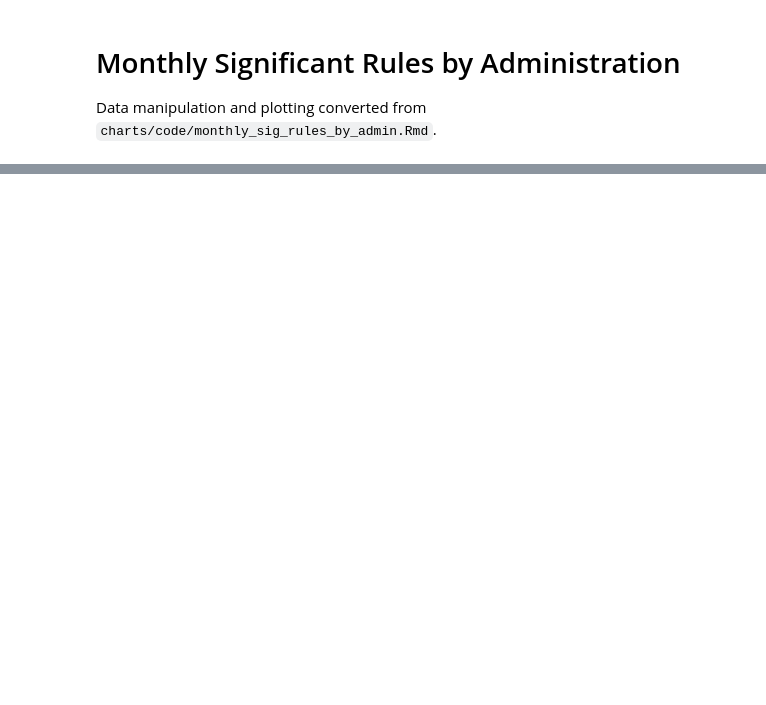
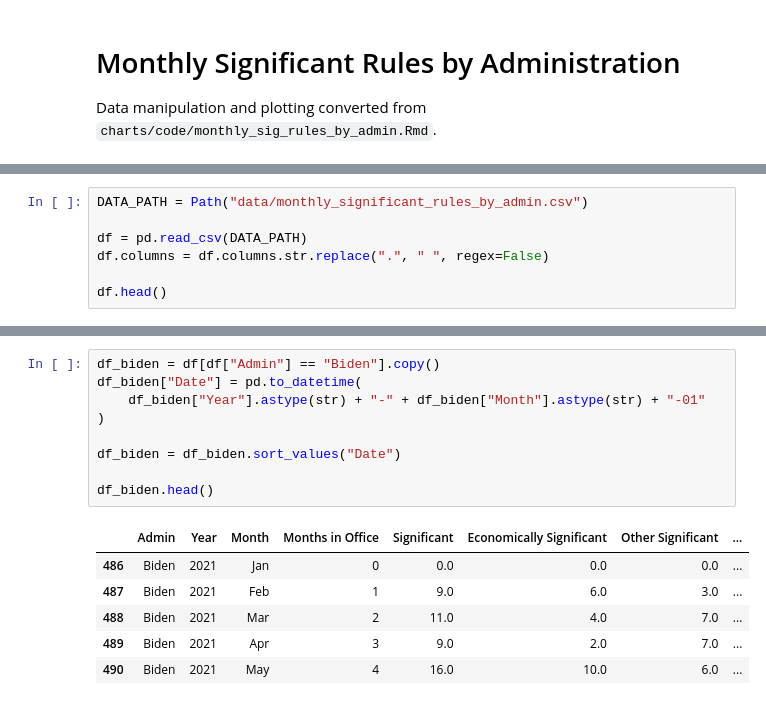
Before and after one commit to regulatorystudies/Reg-Stats, a Jupyter notebook: dashboard-two/monthly_sig.ipynb, the cells around one changed output, grey strips where cells are left out. Cells and saved outputs as stored; diff of their text form; blank space fills up the shorter version.

```diff
--- a/dashboard-two/monthly_sig.ipynb
+++ b/dashboard-two/monthly_sig.ipynb
@@ -157,0 +29,7 @@ print(f"Saved to {out_dir / name}.pdf and .png")
+# %%
+DATA_PATH = Path("data/monthly_significant_rules_by_admin.csv")
+
+df = pd.read_csv(DATA_PATH)
+df.columns = df.columns.str.replace(".", " ", regex=False)
+
+df.head()
@@ -157,0 +43,16 @@ print(f"Saved to {out_dir / name}.pdf and .png")
+# %%
+df_biden = df[df["Admin"] == "Biden"].copy()
+df_biden["Date"] = pd.to_datetime(
+    df_biden["Year"].astype(str) + "-" + df_biden["Month"].astype(str) + "-01"
+)
+
+df_biden = df_biden.sort_values("Date")
+
+df_biden.head()
+# %% [output]
+|  | Admin | Year | Month | Months in Office | Significant | Economically Significant | Other Significant | ... |
+| 486 | Biden | 2021 | Jan | 0 | 0.0 | 0.0 | 0.0 | ... |
+| 487 | Biden | 2021 | Feb | 1 | 9.0 | 6.0 | 3.0 | ... |
+| 488 | Biden | 2021 | Mar | 2 | 11.0 | 4.0 | 7.0 | ... |
+| 489 | Biden | 2021 | Apr | 3 | 9.0 | 2.0 | 7.0 | ... |
+| 490 | Biden | 2021 | May | 4 | 16.0 | 10.0 | 6.0 | ... |
```
Also changed, not shown: parts of 16 cells of this notebook, 2 other files.
